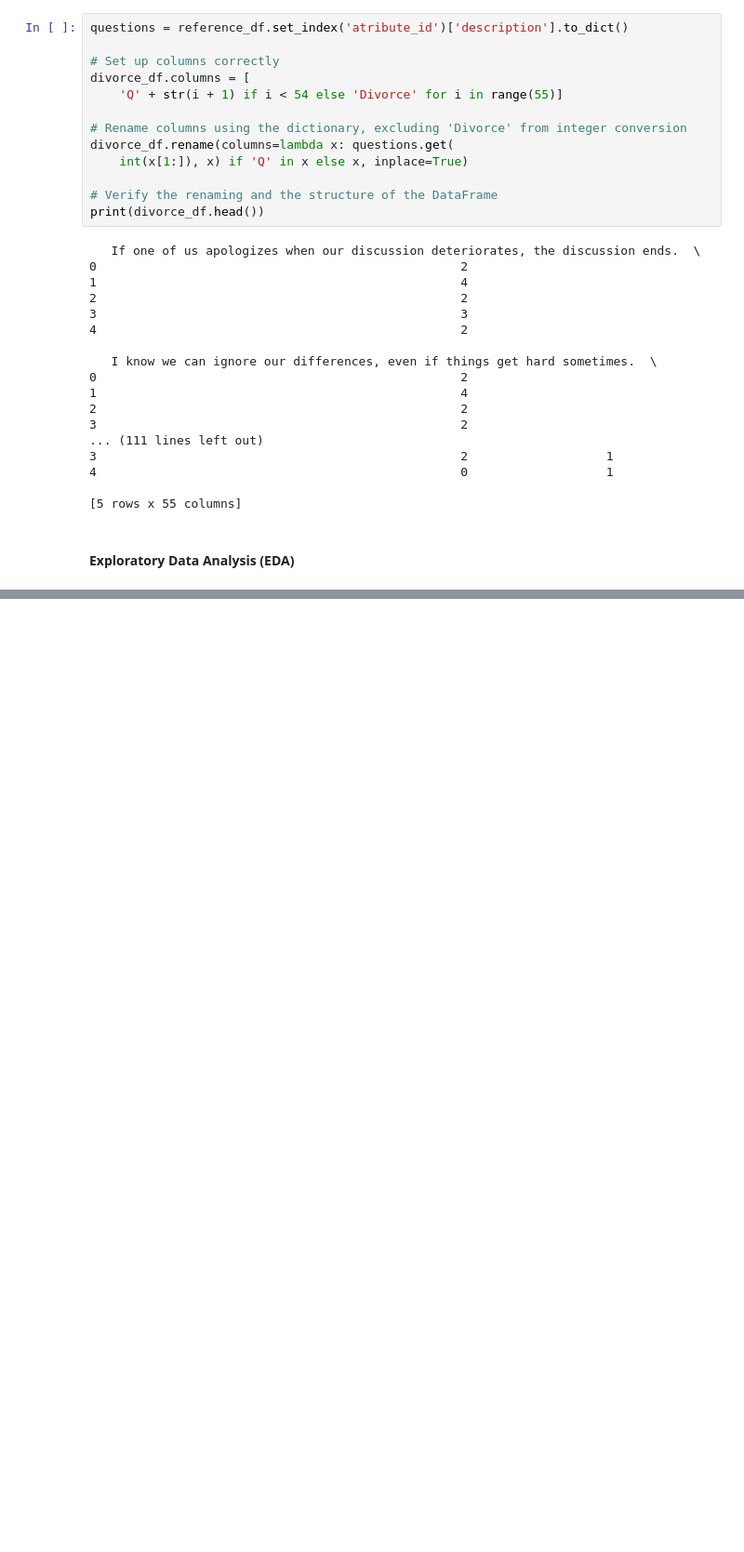
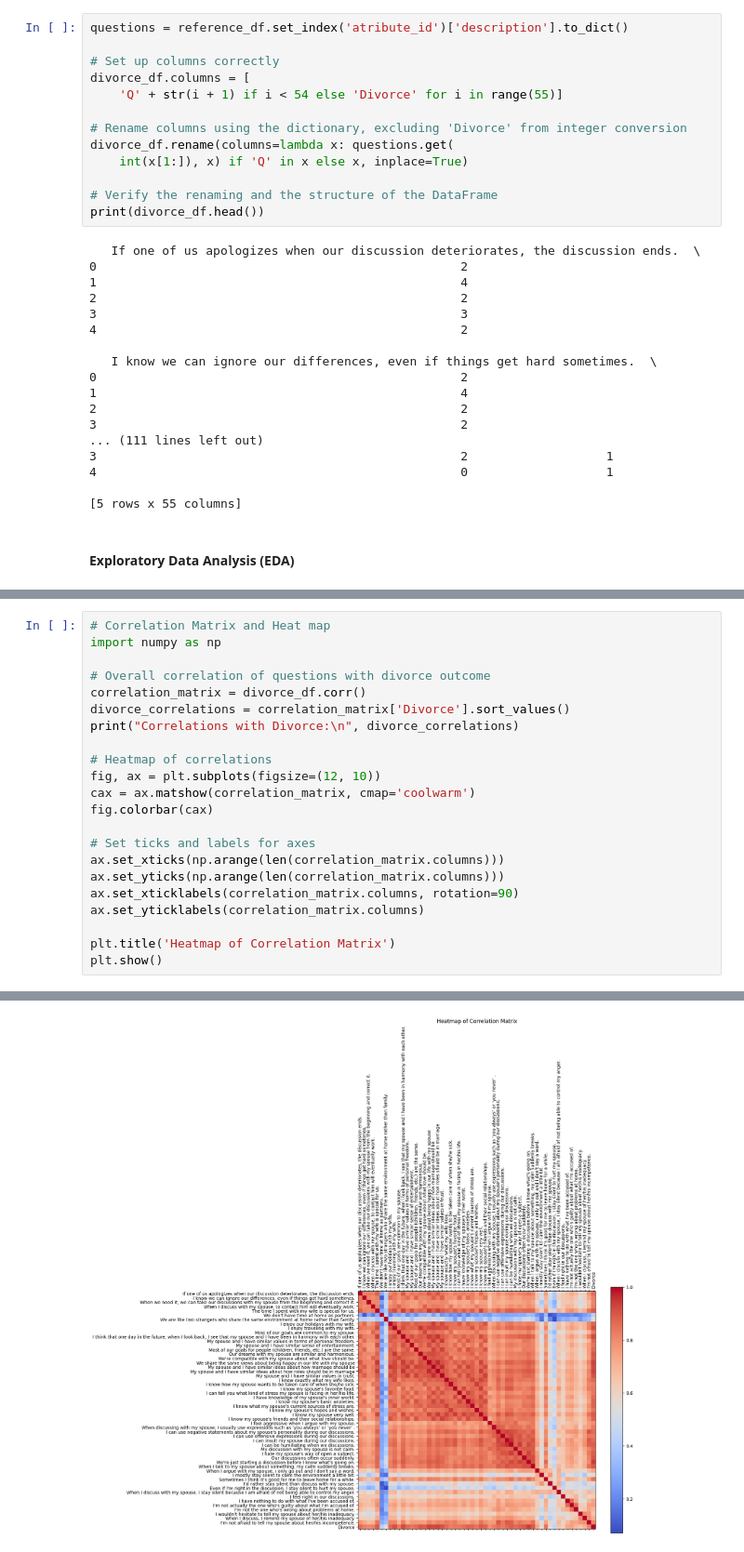
Before and after one commit to wickkan/Couple-Zodiac-Analysis, a Jupyter notebook: divorce-prediction.ipynb, the cells around one changed output, grey strips where cells are left out. Shown at 93% size. Drawn from its saved outputs; the diff is of its cells as text; blank space fills up the shorter version.

```diff
--- a/divorce-prediction.ipynb
+++ b/divorce-prediction.ipynb
@@ -118,0 +111,23 @@ ModuleNotFoundError: No module named 'seaborn'
+# %%
+# Correlation Matrix and Heat map
+import numpy as np
+
+# Overall correlation of questions with divorce outcome
+correlation_matrix = divorce_df.corr()
+divorce_correlations = correlation_matrix['Divorce'].sort_values()
+print("Correlations with Divorce:\n", divorce_correlations)
+
+# Heatmap of correlations
+fig, ax = plt.subplots(figsize=(12, 10))
+cax = ax.matshow(correlation_matrix, cmap='coolwarm')
+fig.colorbar(cax)
+
+# Set ticks and labels for axes
+ax.set_xticks(np.arange(len(correlation_matrix.columns)))
+ax.set_yticks(np.arange(len(correlation_matrix.columns)))
+ax.set_xticklabels(correlation_matrix.columns, rotation=90)
+ax.set_yticklabels(correlation_matrix.columns)
+
+plt.title('Heatmap of Correlation Matrix')
+plt.show()
+# %% [output]
@@ -118,0 +151 @@ ModuleNotFoundError: No module named 'seaborn'
+[figure, added]
```
Also changed, not shown: parts of 2 cells of this notebook.
